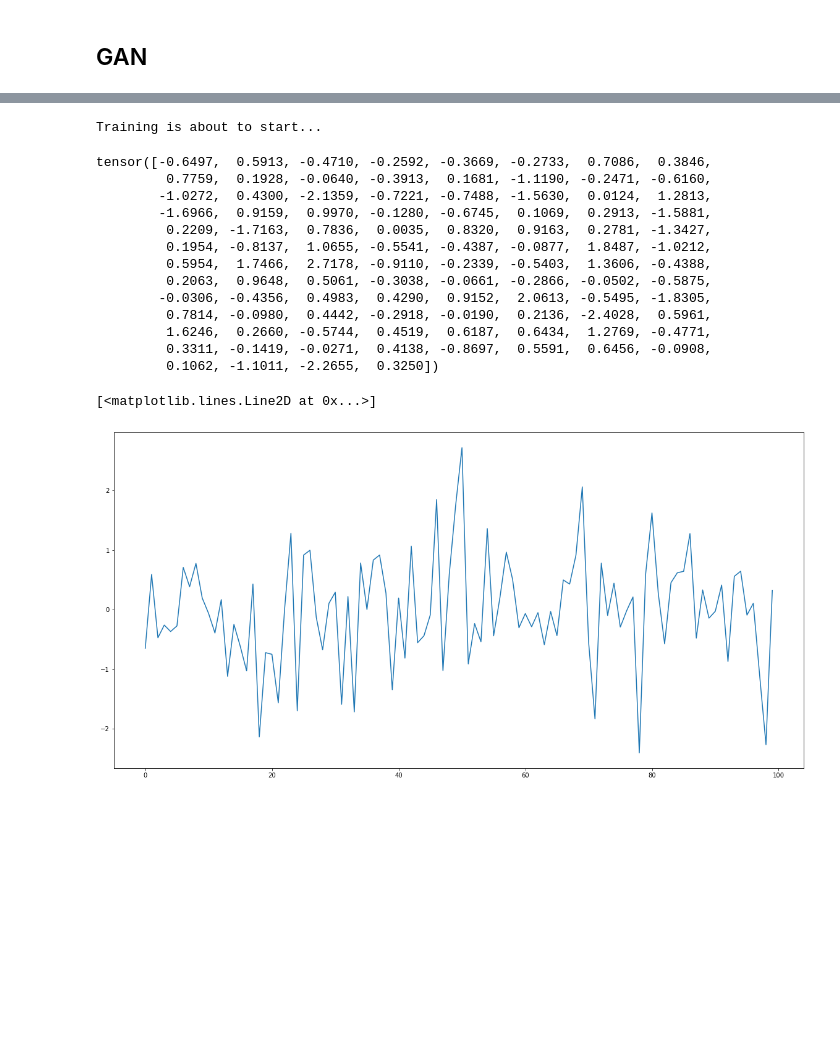
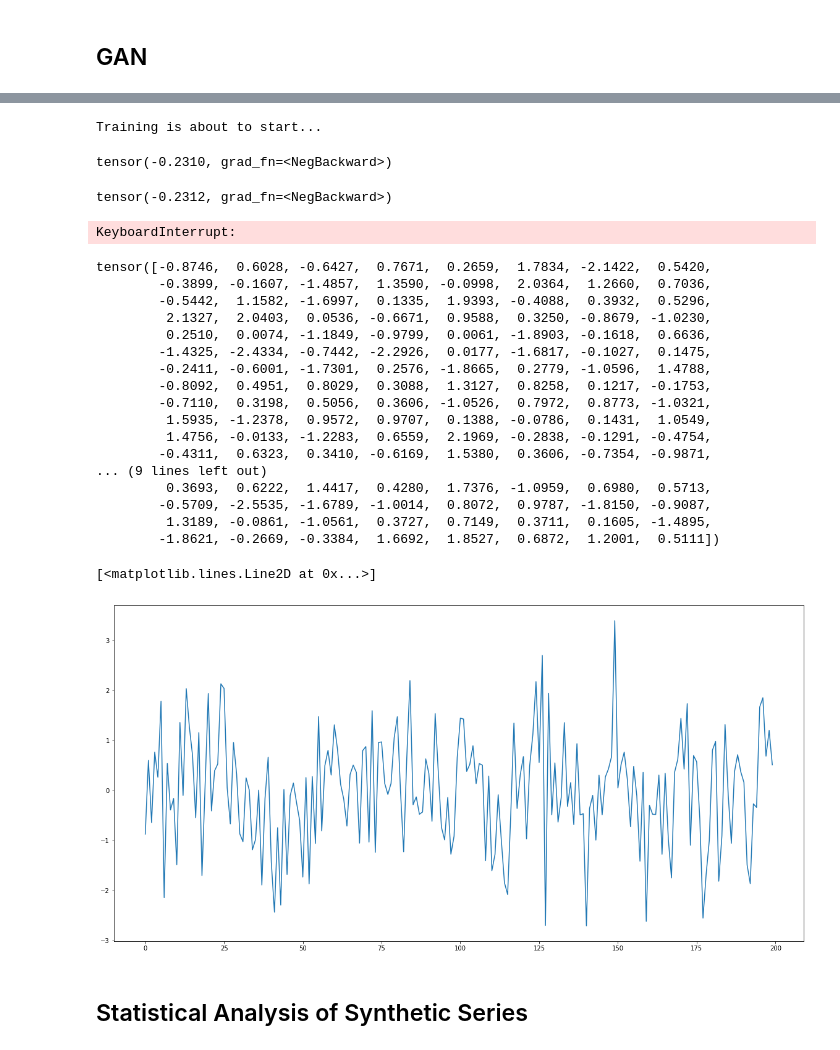
Before and after one commit to nab-126/gan_returns_simulation, a Jupyter notebook: main.ipynb, the cells around one changed output, grey strips where cells are left out. Saved outputs shown, nothing was run; the diff lists cells and outputs as text; code cells hidden in the pictures; blank space fills up the shorter version.

```diff
--- a/main.ipynb
+++ b/main.ipynb
@@ -257,7 +287,7 @@ class Discriminator(nn.Module):
         return self.main(input)
 
     def create_architecture(self):
-        return nn.Sequential(AddDimension(),
+        return nn.Sequential(ExpandDimension(),
                      spectral_norm(nn.Conv1d(1, 32, 3, padding=1), n_power_iterations=10),
                      nn.LeakyReLU(0.2, inplace=True),
                      nn.MaxPool1d(2),
@@ -310,8 +337,6 @@ class Discriminator(nn.Module):
 
     def forward(self, x):
         return self.model(x)
-# %%
-d = Discriminator()
 # %%
 class Trainer:
     NOISE_LENGTH = 50
@@ -369,6 +394,7 @@ class Trainer:
         # Calculate loss and optimize
         d_generated = self.c(generated_data)
         g_loss = - d_generated.mean()
+        print(g_loss)
         g_loss.backward()
         self.g_opt.step()
         self.losses['g'].append(g_loss.data.item())
@@ -507,7 +533,7 @@ if __name__ == '__main__':
 
 
 #     args = parser.parse_args()
-    n_epochs = 1000
+    n_epochs = 300
     batch_size = 200
 
     # Instantiate Generator and Critic + initialize weights
@@ -537,31 +563,40 @@ if __name__ == '__main__':
     trainer.train(dataloader, epochs=n_epochs, plot_training_samples=True, checkpoint='')
 # %% [output]
 Training is about to start...
+tensor(-0.2310, grad_fn=<NegBackward>)
+tensor(-0.2312, grad_fn=<NegBackward>)
+KeyboardInterrupt:
 # %%
-sample_size = 100
+sample_size = 200
 sample = trainer.sample_latent(sample_size)
 sample
 # %% [output]
-tensor([-0.6497,  0.5913, -0.4710, -0.2592, -0.3669, -0.2733,  0.7086,  0.3846,
-         0.7759,  0.1928, -0.0640, -0.3913,  0.1681, -1.1190, -0.2471, -0.6160,
-        -1.0272,  0.4300, -2.1359, -0.7221, -0.7488, -1.5630,  0.0124,  1.2813,
-        -1.6966,  0.9159,  0.9970, -0.1280, -0.6745,  0.1069,  0.2913, -1.5881,
-         0.2209, -1.7163,  0.7836,  0.0035,  0.8320,  0.9163,  0.2781, -1.3427,
-         0.1954, -0.8137,  1.0655, -0.5541, -0.4387, -0.0877,  1.8487, -1.0212,
-         0.5954,  1.7466,  2.7178, -0.9110, -0.2339, -0.5403,  1.3606, -0.4388,
-         0.2063,  0.9648,  0.5061, -0.3038, -0.0661, -0.2866, -0.0502, -0.5875,
-        -0.0306, -0.4356,  0.4983,  0.4290,  0.9152,  2.0613, -0.5495, -1.8305,
-         0.7814, -0.0980,  0.4442, -0.2918, -0.0190,  0.2136, -2.4028,  0.5961,
-         1.6246,  0.2660, -0.5744,  0.4519,  0.6187,  0.6434,  1.2769, -0.4771,
-         0.3311, -0.1419, -0.0271,  0.4138, -0.8697,  0.5591,  0.6456, -0.0908,
-         0.1062, -1.1011, -2.2655,  0.3250])
+tensor([-0.8746,  0.6028, -0.6427,  0.7671,  0.2659,  1.7834, -2.1422,  0.5420,
+        -0.3899, -0.1607, -1.4857,  1.3590, -0.0998,  2.0364,  1.2660,  0.7036,
+        -0.5442,  1.1582, -1.6997,  0.1335,  1.9393, -0.4088,  0.3932,  0.5296,
+         2.1327,  2.0403,  0.0536, -0.6671,  0.9588,  0.3250, -0.8679, -1.0230,
+         0.2510,  0.0074, -1.1849, -0.9799,  0.0061, -1.8903, -0.1618,  0.6636,
+        -1.4325, -2.4334, -0.7442, -2.2926,  0.0177, -1.6817, -0.1027,  0.1475,
+        -0.2411, -0.6001, -1.7301,  0.2576, -1.8665,  0.2779, -1.0596,  1.4788,
+        -0.8092,  0.4951,  0.8029,  0.3088,  1.3127,  0.8258,  0.1217, -0.1753,
+        -0.7110,  0.3198,  0.5056,  0.3606, -1.0526,  0.7972,  0.8773, -1.0321,
+         1.5935, -1.2378,  0.9572,  0.9707,  0.1388, -0.0786,  0.1431,  1.0549,
+         1.4756, -0.0133, -1.2283,  0.6559,  2.1969, -0.2838, -0.1291, -0.4754,
+        -0.4311,  0.6323,  0.3410, -0.6169,  1.5380,  0.3606, -0.7354, -0.9871,
+... (9 lines left out)
+         0.3693,  0.6222,  1.4417,  0.4280,  1.7376, -1.0959,  0.6980,  0.5713,
+        -0.5709, -2.5535, -1.6789, -1.0014,  0.8072,  0.9787, -1.8150, -0.9087,
+         1.3189, -0.0861, -1.0561,  0.3727,  0.7149,  0.3711,  0.1605, -1.4895,
+        -1.8621, -0.2669, -0.3384,  1.6692,  1.8527,  0.6872,  1.2001,  0.5111])
 # %%
 plt.figure(figsize=(20,10))
-plt.plot(np.arange(0,100), sample)
+plt.plot(np.arange(0,sample_size), sample)
 # plt.xticks(data['Adj Close'][::50])
 # plt.xticks([])  # Disable xticks.
 # plt.ylabel('SPY returns')
 # plt.xlabel('Date')
 # %% [output]
 [<matplotlib.lines.Line2D at 0x...>]
-[figure, old version]
+[figure, new version]
+# %% [markdown]
+## Statistical Analysis of Synthetic Series
```
Also changed, not shown: parts of 27 cells of this notebook.
